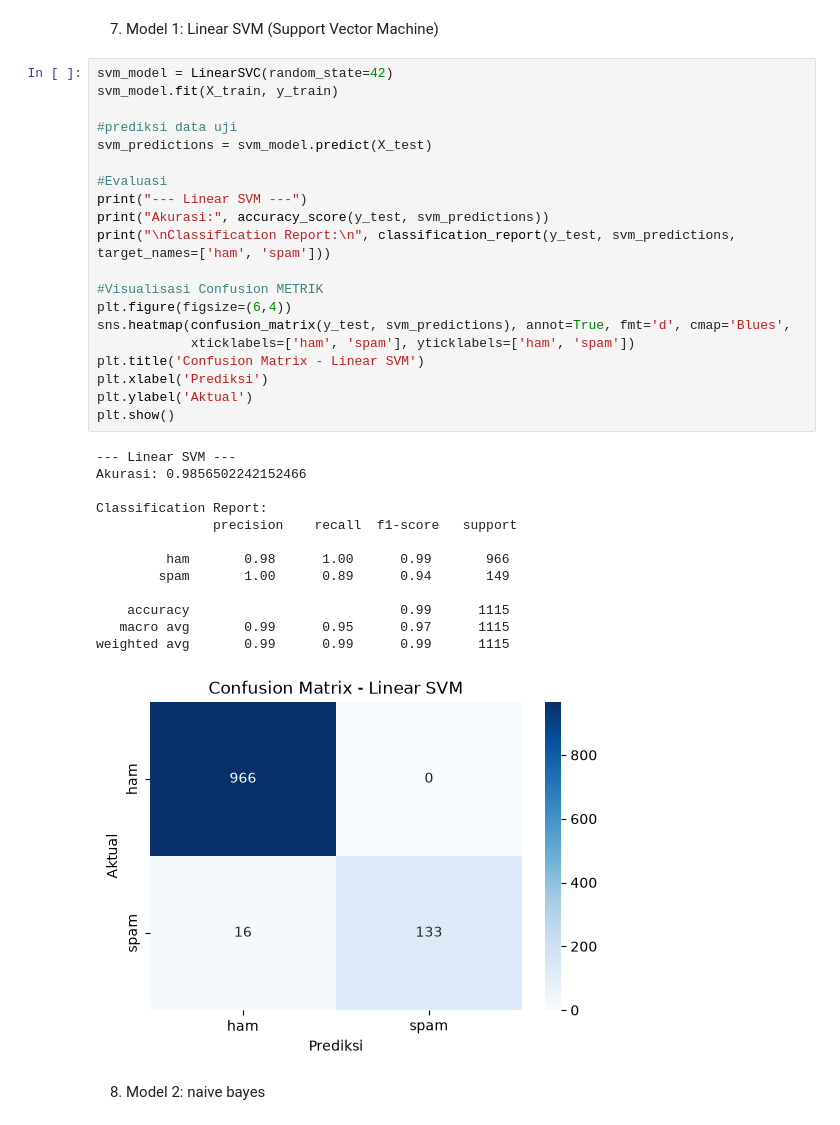
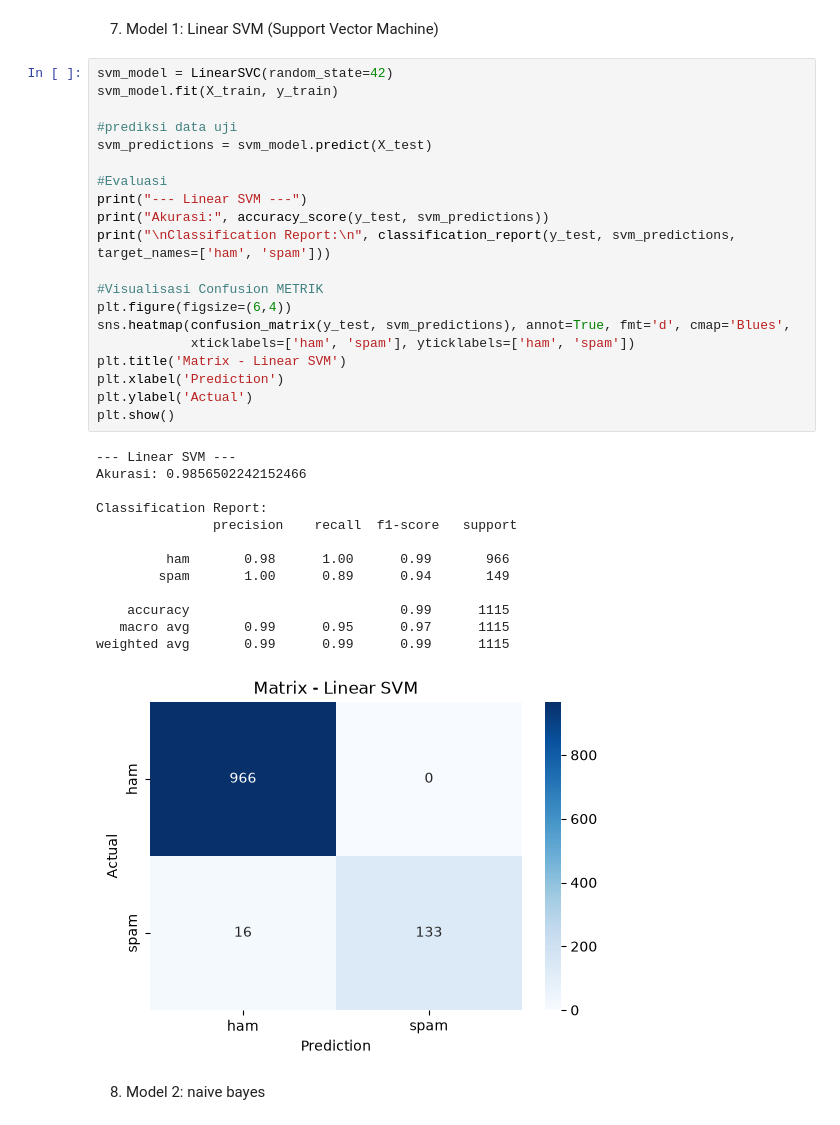
Before and after one commit to ariyaaup/SPHam, a Jupyter notebook: datates.ipynb, the cells around one changed output. Drawn from its saved outputs; the diff is of its cells as text.

```diff
--- a/datates.ipynb
+++ b/datates.ipynb
@@ -245,37 +263,37 @@ Jumlah data uji (Testing): 1115
 # %%
 svm_model = LinearSVC(random_state=42)
 svm_model.fit(X_train, y_train)
 
 #prediksi data uji
 svm_predictions = svm_model.predict(X_test)
 
 #Evaluasi
 print("--- Linear SVM ---")
 print("Akurasi:", accuracy_score(y_test, svm_predictions))
 print("\nClassification Report:\n", classification_report(y_test, svm_predictions, target_names=['ham', 'spam']))
 
 #Visualisasi Confusion METRIK
 plt.figure(figsize=(6,4))
 sns.heatmap(confusion_matrix(y_test, svm_predictions), annot=True, fmt='d', cmap='Blues',
             xticklabels=['ham', 'spam'], yticklabels=['ham', 'spam'])
-plt.title('Confusion Matrix - Linear SVM')
-plt.xlabel('Prediksi')
-plt.ylabel('Aktual')
+plt.title('Matrix - Linear SVM')
+plt.xlabel('Prediction')
+plt.ylabel('Actual')
 plt.show()
 # %% [output]
 --- Linear SVM ---
 Akurasi: 0.9856502242152466
 
 Classification Report:
                precision    recall  f1-score   support
 
          ham       0.98      1.00      0.99       966
         spam       1.00      0.89      0.94       149
 
     accuracy                           0.99      1115
    macro avg       0.99      0.95      0.97      1115
 weighted avg       0.99      0.99      0.99      1115
-[figure, old version]
+[figure, new version]
 # %% [markdown]
 8. Model 2: naive bayes
 # %%
```
Also changed, not shown: parts of 5 cells of this notebook, 1 other file.
